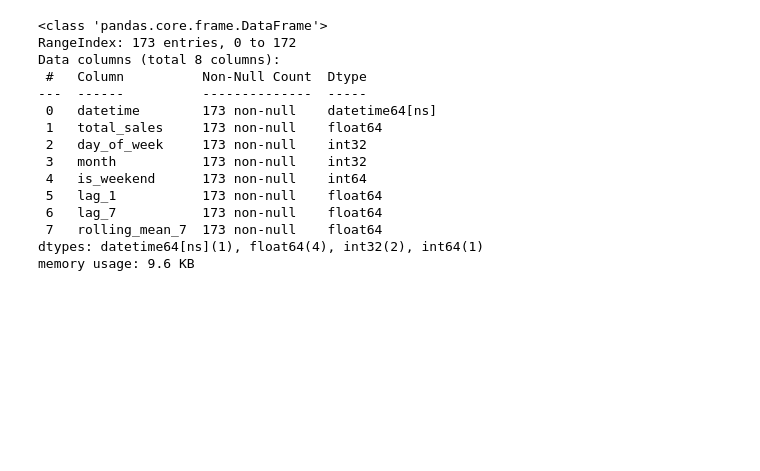
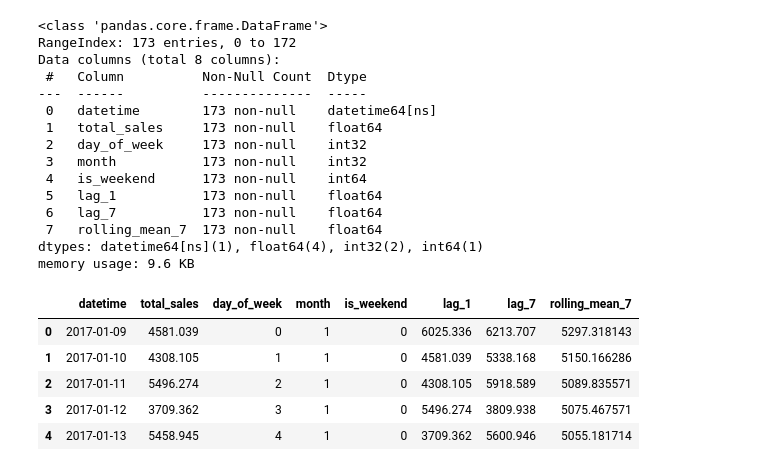
Before and after one commit to arjun-s-15/ERP-Project, a Jupyter notebook: ML-service/datasets.ipynb, the cells around one changed output. Cells and saved outputs as stored; diff of their text form; code cells hidden in the pictures; blank space fills up the shorter version.

```diff
--- a/ML-service/datasets.ipynb
+++ b/ML-service/datasets.ipynb
@@ -403,3 +403,14 @@ Data columns (total 8 columns):
  7   rolling_mean_7  173 non-null    float64
 dtypes: datetime64[ns](1), float64(4), int32(2), int64(1)
 memory usage: 9.6 KB
+# %%
+import pandas as pd
+df = pd.read_parquet("datasets/daily_total_sales.parquet")
+df.head()
+# %% [output]
+|  | datetime | total_sales | day_of_week | month | is_weekend | lag_1 | lag_7 | rolling_mean_7 |
+| 0 | 2017-01-09 | 4581.039 | 0 | 1 | 0 | 6025.336 | 6213.707 | 5297.318143 |
+| 1 | 2017-01-10 | 4308.105 | 1 | 1 | 0 | 4581.039 | 5338.168 | 5150.166286 |
+| 2 | 2017-01-11 | 5496.274 | 2 | 1 | 0 | 4308.105 | 5918.589 | 5089.835571 |
+| 3 | 2017-01-12 | 3709.362 | 3 | 1 | 0 | 5496.274 | 3809.938 | 5075.467571 |
+| 4 | 2017-01-13 | 5458.945 | 4 | 1 | 0 | 3709.362 | 5600.946 | 5055.181714 |
```
Also changed, not shown: parts of 2 cells of this notebook, 2 other files.
